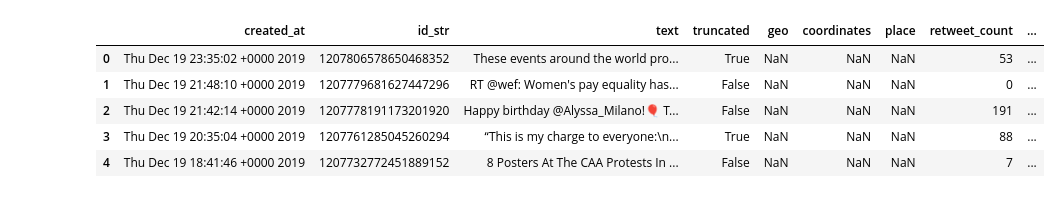
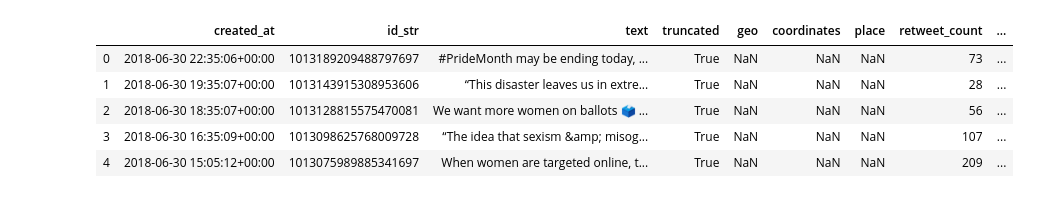
Before and after one commit to damiclem/feminism_network, a Jupyter notebook: parse_tweets.ipynb, the cells around one changed output. Saved outputs shown, nothing was run; the diff lists cells and outputs as text; code cells hidden in the pictures.

```diff
--- a/parse_tweets.ipynb
+++ b/parse_tweets.ipynb
@@ -18,15 +23,22 @@ WORDS_PATH = 'data/database/words.csv'
 # %%
 # Load tweets dataset
 tweets = pd.read_csv('data/database/tweets.csv', dtype={
-    'id_str': str
+    'id_str': np.unicode_,
+    'created_at': np.unicode_
 })
+
+# Parse created_at attribute to Datetime format
+tweets.created_at = pd.to_datetime(tweets.created_at, format='%a %b %d %H:%M:%S %z %Y')
+
+# Sort by date descending
+tweets.sort_values(by='created_at', ascending=False, inplace=True)
 
 # Show few lines of the dataset
 tweets.head()
 # %% [output]
 |  | created_at | id_str | text | truncated | geo | coordinates | place | retweet_count | ... |
-| 0 | Thu Dec 19 23:35:02 +0000 2019 | 1207806578650468352 | These events around the world pro... | True | NaN | NaN | NaN | 53 | ... |
-| 1 | Thu Dec 19 21:48:10 +0000 2019 | 1207779681627447296 | RT @wef: Women's pay equality has... | False | NaN | NaN | NaN | 0 | ... |
-| 2 | Thu Dec 19 21:42:14 +0000 2019 | 1207778191173201920 | Happy birthday @Alyssa_Milano!🎈 T... | False | NaN | NaN | NaN | 191 | ... |
-| 3 | Thu Dec 19 20:35:04 +0000 2019 | 1207761285045260294 | “This is my charge to everyone:\n... | True | NaN | NaN | NaN | 88 | ... |
-| 4 | Thu Dec 19 18:41:46 +0000 2019 | 1207732772451889152 | 8 Posters At The CAA Protests In ... | False | NaN | NaN | NaN | 7 | ... |
+| 0 | 2018-06-30 22:35:06+00:00 | 1013189209488797697 | #PrideMonth may be ending today, ... | True | NaN | NaN | NaN | 73 | ... |
+| 1 | 2018-06-30 19:35:07+00:00 | 1013143915308953606 | “This disaster leaves us in extre... | True | NaN | NaN | NaN | 28 | ... |
+| 2 | 2018-06-30 18:35:07+00:00 | 1013128815575470081 | We want more women on ballots 🗳️ ... | True | NaN | NaN | NaN | 56 | ... |
+| 3 | 2018-06-30 16:35:09+00:00 | 1013098625768009728 | “The idea that sexism &amp; misog... | True | NaN | NaN | NaN | 107 | ... |
+| 4 | 2018-06-30 15:05:12+00:00 | 1013075989885341697 | When women are targeted online, t... | True | NaN | NaN | NaN | 209 | ... |
```
Also changed, not shown: parts of 12 cells of this notebook, 11 other files.
